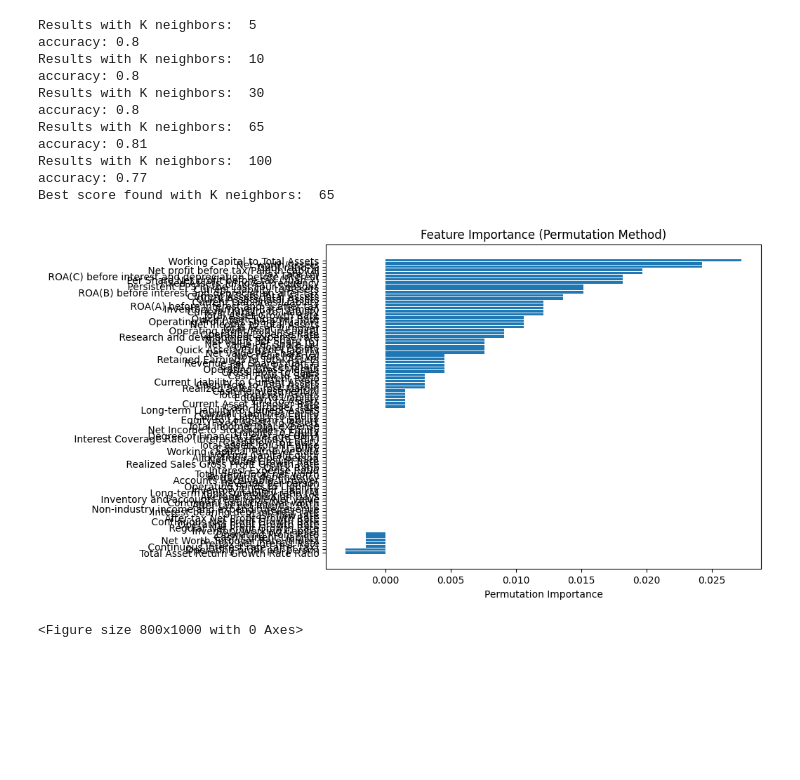
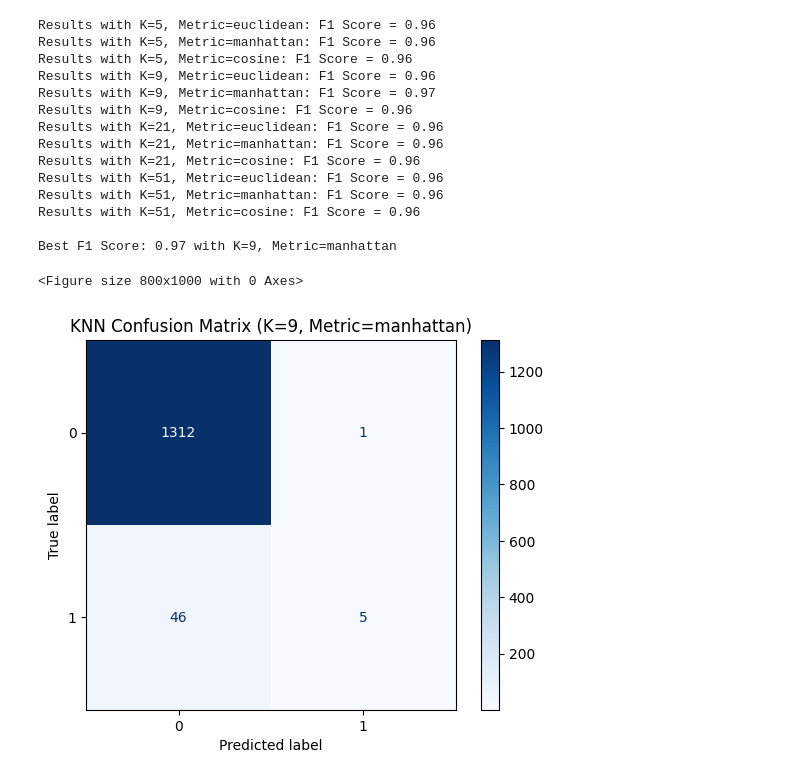
Before and after one commit to ewang-gatech/SL-Report, a Jupyter notebook: Bankrupcy_KNN.ipynb, the cells around one changed output. Saved outputs shown, nothing was run; the diff lists cells and outputs as text; code cells hidden in the pictures; blank space fills up the shorter version.

```diff
--- a/Bankrupcy_KNN.ipynb
+++ b/Bankrupcy_KNN.ipynb
@@ -106,43 +107,29 @@ def graph_knn_results(results_arr, file_name_base, results_names = None):
 # %%
 import pandas as pd
 
-# Load CSV
 df = pd.read_csv('bankruptcy_data.csv')
 
-# Separate based on the target
-bankrupt_df = df[df['Bankrupt?'] == 1]
-not_bankrupt_df = df[df['Bankrupt?'] == 0]
-
-# How many bankrupt samples
-n_bankrupt = len(bankrupt_df)
-
-# Sample 2x that from the not-bankrupt class
-not_bankrupt_sampled = not_bankrupt_df.sample(n=2 * n_bankrupt, random_state=42)
-
-# Combine and shuffle
-balanced_df = pd.concat([bankrupt_df, not_bankrupt_sampled]).sample(frac=1, random_state=42).reset_index(drop=True)
-
-# If you want the X and Y split again:
-X = balanced_df.drop(['Bankrupt?', ' Net Income Flag', ' Liability-Assets Flag'], axis=1)
-Y = balanced_df['Bankrupt?']
-
-
+X = df.drop(['Bankrupt?', ' Net Income Flag', ' Liability-Assets Flag'], axis=1)
+Y = df['Bankrupt?']
 
 # Run the algorithm
 full_results = {}
 run_knn(full_results, X, Y, "bankruptcy_knn_")
-graph_knn_results([full_results], "bankruptcy_knn_")
+graph_knn_results(full_results, "bankruptcy_knn_")
 # %% [output]
-Results with K neighbors:  5
-accuracy: 0.8
-Results with K neighbors:  10
-accuracy: 0.8
-Results with K neighbors:  30
-accuracy: 0.8
-Results with K neighbors:  65
-accuracy: 0.81
-Results with K neighbors:  100
-accuracy: 0.77
-Best score found with K neighbors:  65
+Results with K=5, Metric=euclidean: F1 Score = 0.96
+Results with K=5, Metric=manhattan: F1 Score = 0.96
+Results with K=5, Metric=cosine: F1 Score = 0.96
+Results with K=9, Metric=euclidean: F1 Score = 0.96
+Results with K=9, Metric=manhattan: F1 Score = 0.97
+Results with K=9, Metric=cosine: F1 Score = 0.96
+Results with K=21, Metric=euclidean: F1 Score = 0.96
+Results with K=21, Metric=manhattan: F1 Score = 0.96
+Results with K=21, Metric=cosine: F1 Score = 0.96
+Results with K=51, Metric=euclidean: F1 Score = 0.96
+Results with K=51, Metric=manhattan: F1 Score = 0.96
+Results with K=51, Metric=cosine: F1 Score = 0.96
+
+Best F1 Score: 0.97 with K=9, Metric=manhattan
+<Figure size 800x1000 with 0 Axes>
-[figure, old version]
+[figure, new version]
-<Figure size 800x1000 with 0 Axes>
```
Also changed, not shown: parts of 3 cells of this notebook, 8 other files.
